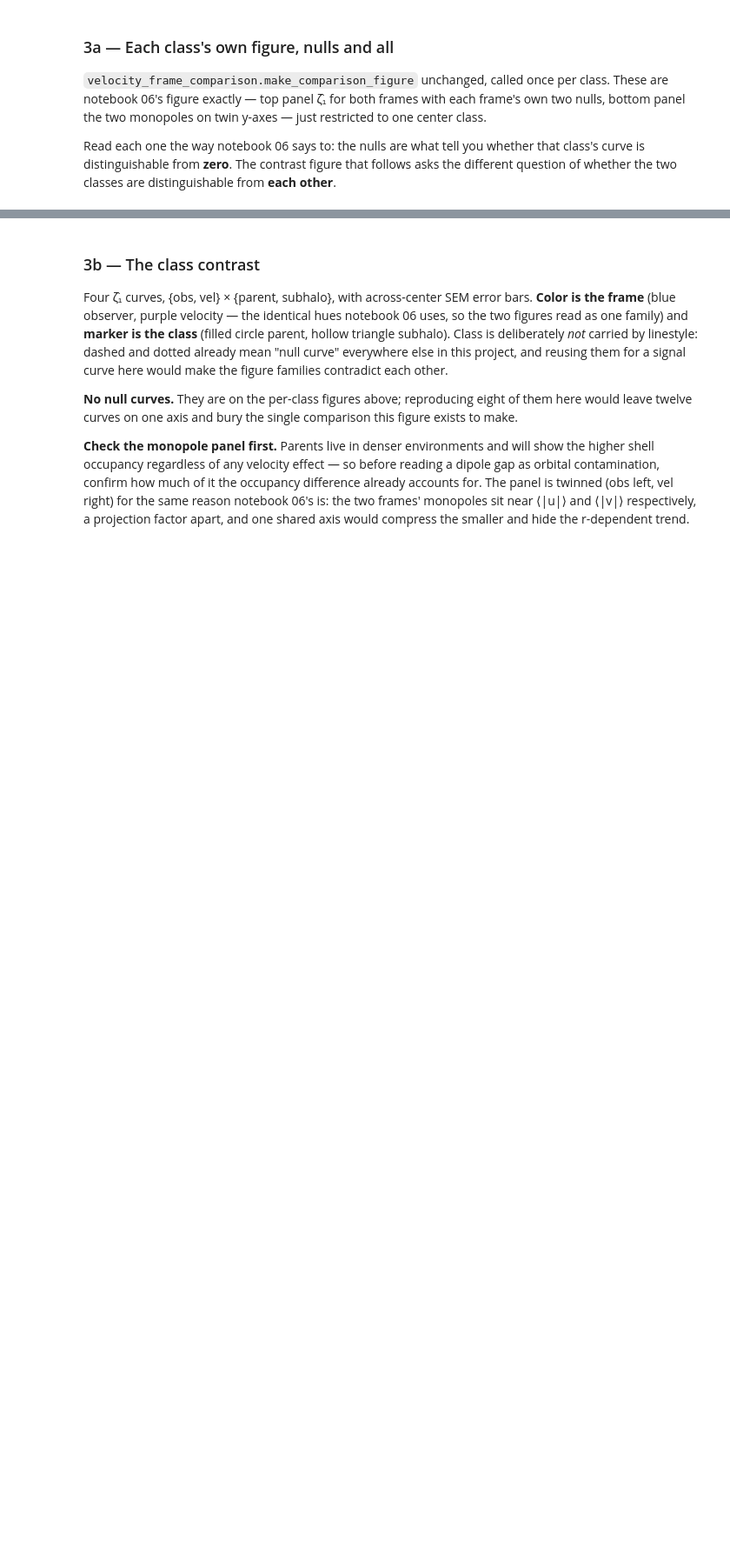
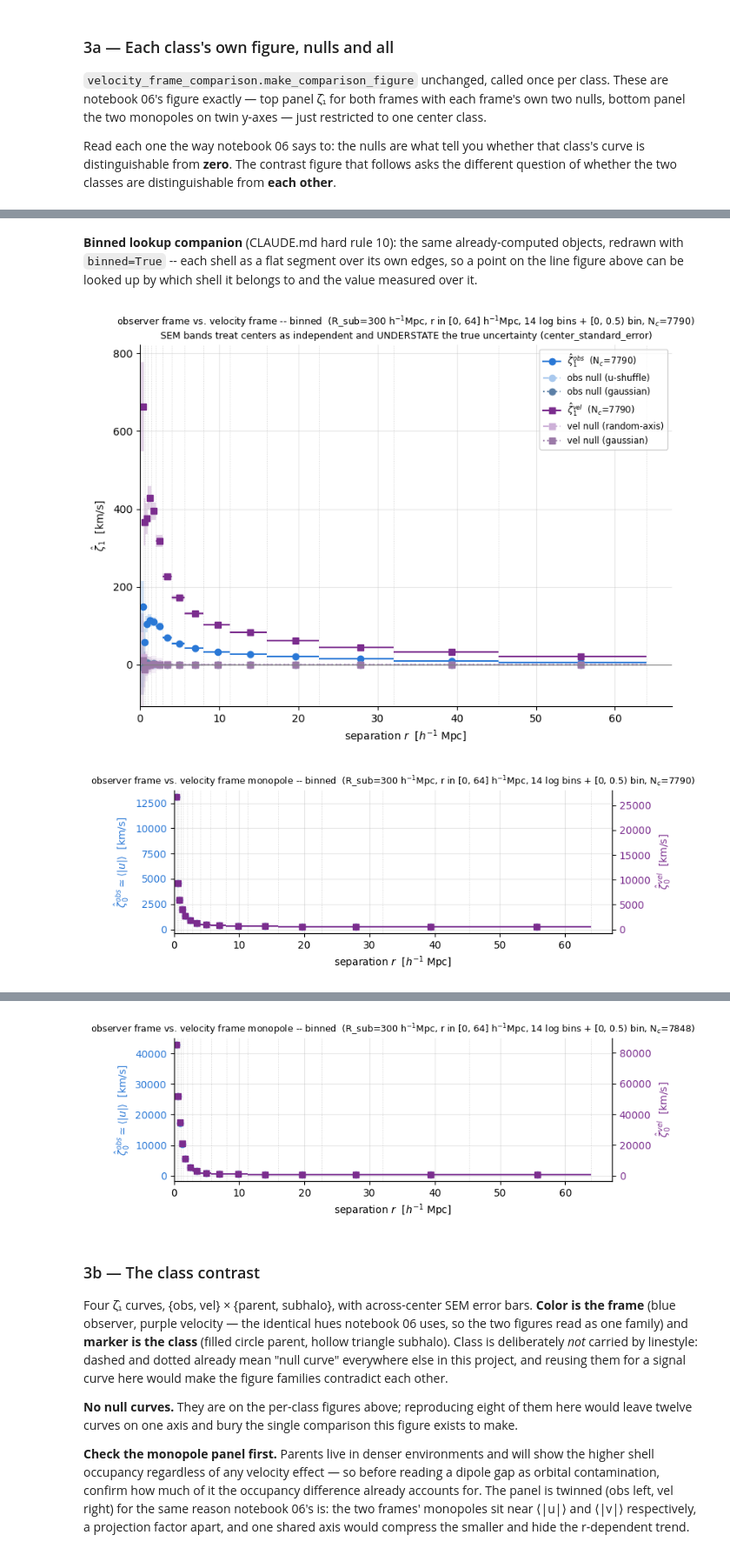
Before and after one commit to ofeke2000/Cross-correlating-Tempel-SDSS-groups-with-Cosmicflows-4-peculiar-velocities, a Jupyter notebook: notebooks/08_halo_class_comparison.ipynb, the cells around one changed output, grey strips where cells are left out. Shown at 87% size. Drawn from its saved outputs; the diff is of its cells as text; code cells hidden in the pictures; blank space fills up the shorter version.

Commit message:
plots diffults edits

```diff
--- a/notebooks/08_halo_class_comparison.ipynb
+++ b/notebooks/08_halo_class_comparison.ipynb
@@ -274,0 +280,10 @@ frame_figs = {
+# %% [markdown]
+**Binned lookup companion** (CLAUDE.md hard rule 10): the same already-computed objects, redrawn with `binned=True` -- each shell as a flat segment over its own edges, so a point on the line figure above can be looked up by which shell it belongs to and the value measured over it.
+# %%
+frame_figs_binned = {
+    center_class: make_comparison_figure(cfg, run.results, run.comparison, binned=True)
+    for center_class, run in frame_runs.items()
+}
+# %% [output]
+[figure, added]
+[figure, added]
@@ -275,3 +291,4 @@ frame_figs = {
+[figure, added]
 # %% [markdown]
 ### 3b — The class contrast
 
```
Also changed, not shown: parts of 10 cells of this notebook, 24 other files.
